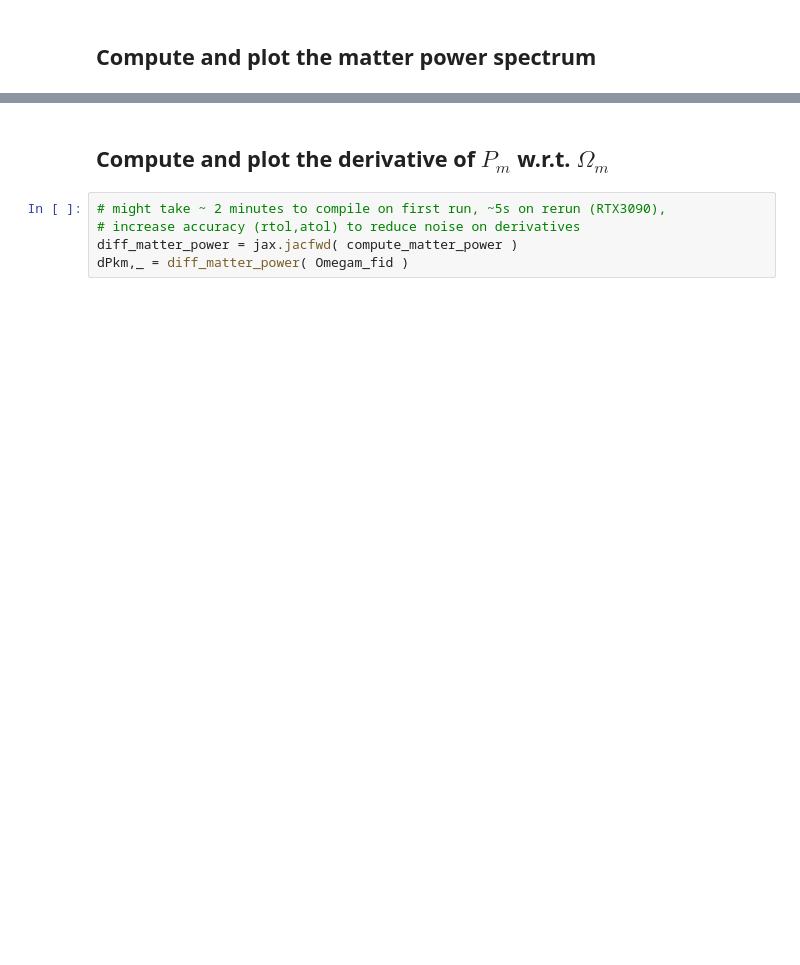
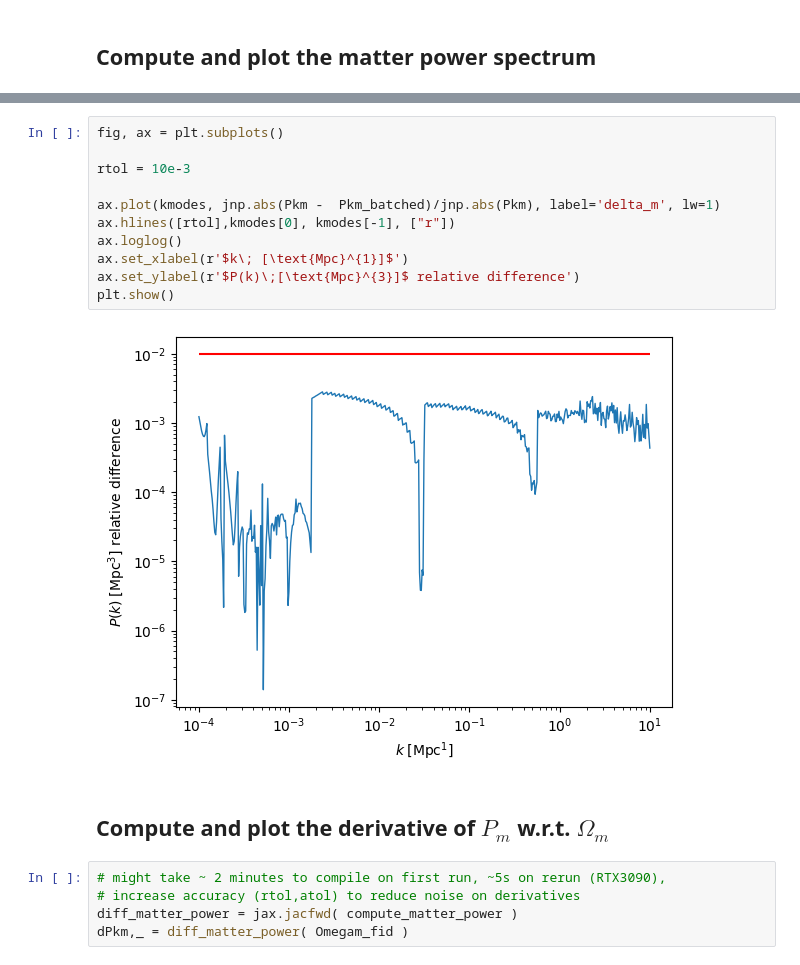
Before and after one commit to ohahn/DISCO-EB, a Jupyter notebook: notebooks/nb_minimal_example.ipynb, the cells around one changed output, grey strips where cells are left out. Cells and saved outputs as stored; diff of their text form; blank space fills up the shorter version.

```diff
--- a/notebooks/nb_minimal_example.ipynb
+++ b/notebooks/nb_minimal_example.ipynb
@@ -98,3 +167,16 @@ Text(0, 0.5, '$P(k)\\;[\\text{Mpc}^{3}]$')
+# %%
+fig, ax = plt.subplots()
+
+rtol = 10e-3
+
+ax.plot(kmodes, jnp.abs(Pkm -  Pkm_batched)/jnp.abs(Pkm), label='delta_m', lw=1)
+ax.hlines([rtol],kmodes[0], kmodes[-1], ["r"])
+ax.loglog()
+ax.set_xlabel(r'$k\; [\text{Mpc}^{1}]$')
+ax.set_ylabel(r'$P(k)\;[\text{Mpc}^{3}]$ relative difference')
+plt.show()
+# %% [output]
+[figure, added]
 # %% [markdown]
 ## Compute and plot the derivative of $P_m$ w.r.t. $\Omega_m$
 # %%
```
Also changed, not shown: parts of 12 cells of this notebook, 2 other files.
